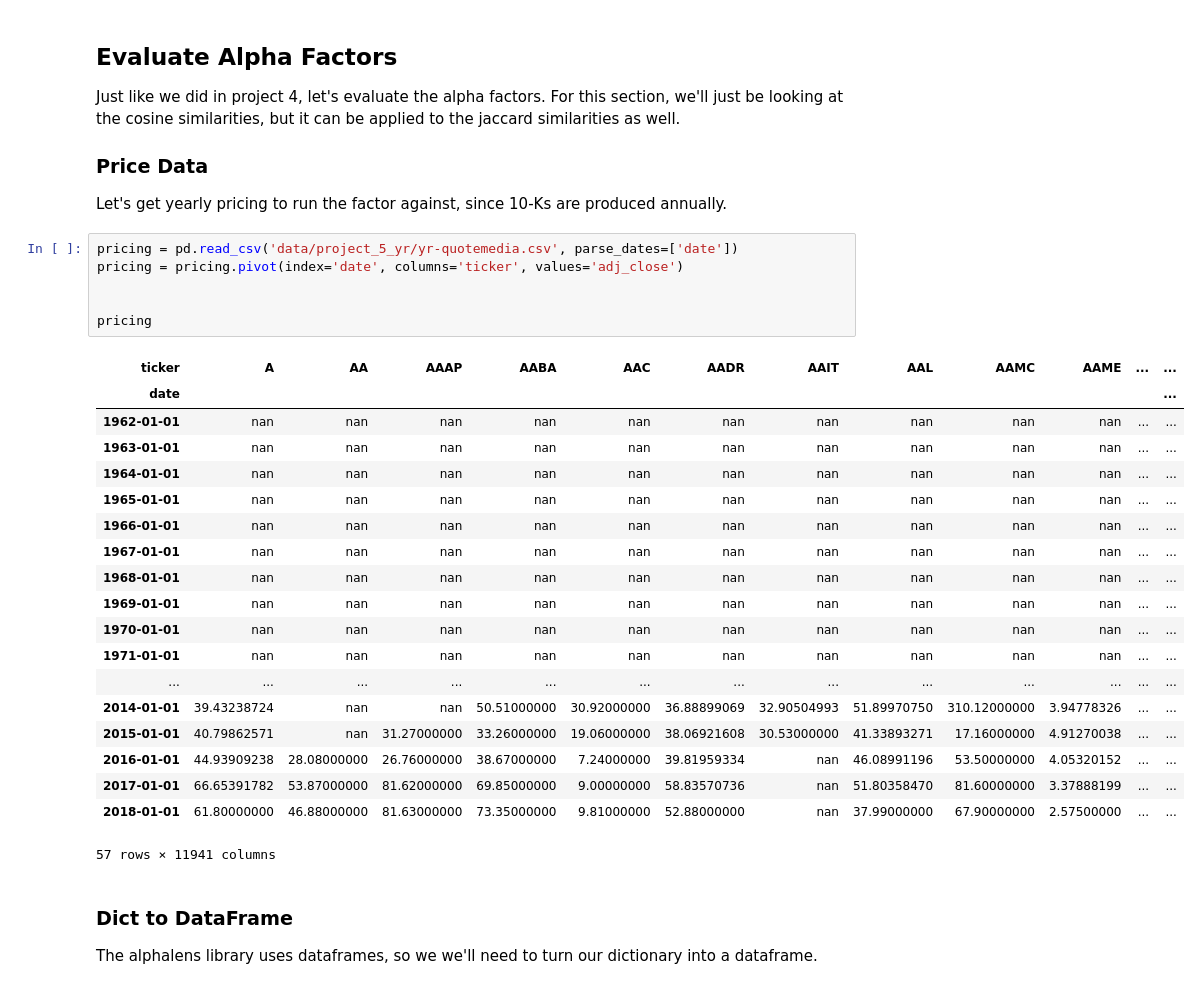
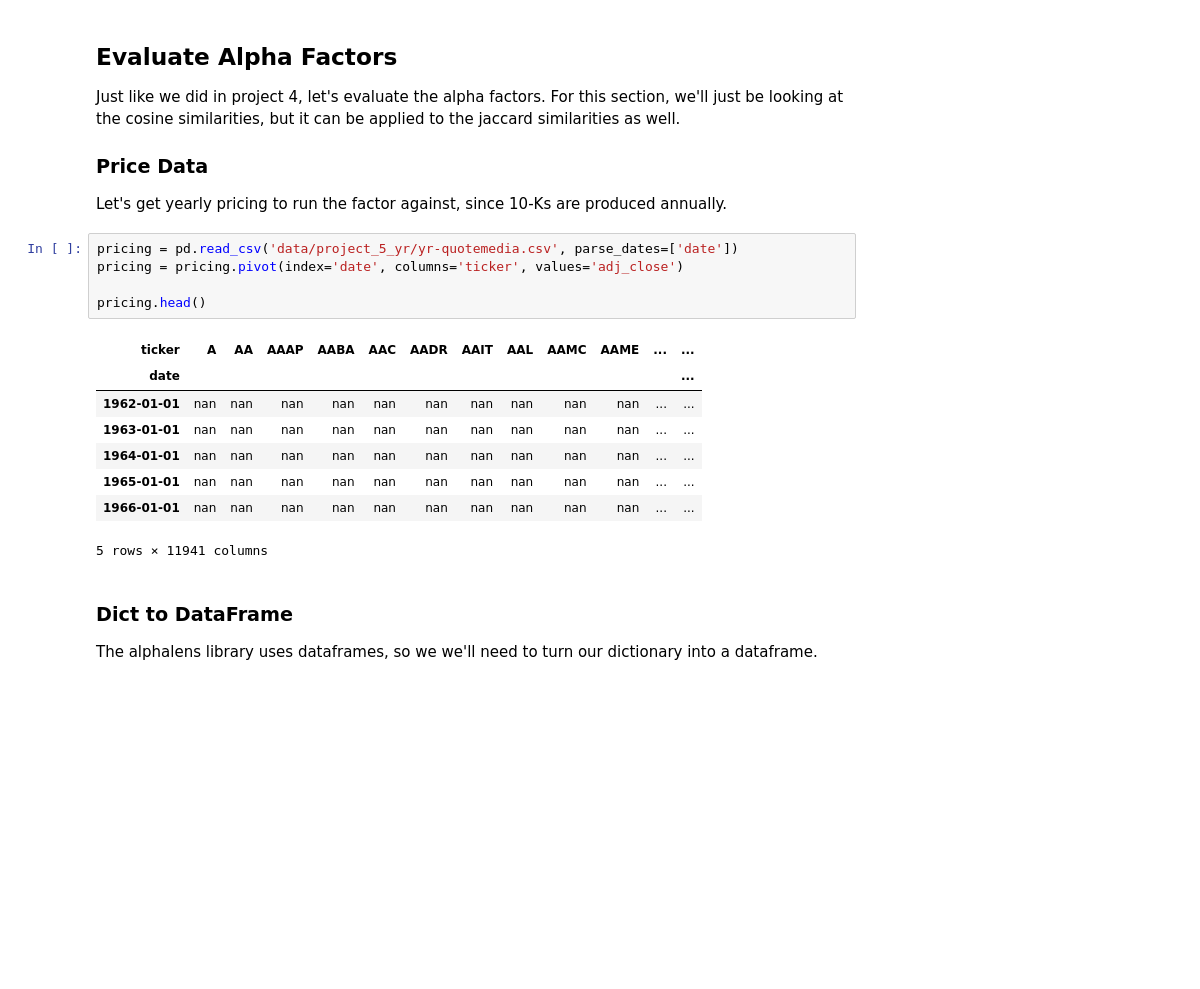
Before and after one commit to jinjin-liang/nd880-project5-NLP-on-Financial-Statements, a Jupyter notebook: project_5.ipynb, the cells around one changed output. Drawn from its saved outputs; the diff is of its cells as text; blank space fills up the shorter version.

```diff
--- a/project_5.ipynb
+++ b/project_5.ipynb
@@ -786,29 +793,17 @@ Let's get yearly pricing to run the factor against, since 10-Ks are produced ann
 # %%
 pricing = pd.read_csv('data/project_5_yr/yr-quotemedia.csv', parse_dates=['date'])
 pricing = pricing.pivot(index='date', columns='ticker', values='adj_close')
 
-
-pricing
+pricing.head()
 # %% [output]
 | ticker | A | AA | AAAP | AABA | AAC | AADR | AAIT | AAL | AAMC | AAME | ... | ... |
 | date |  |  |  |  |  |  |  |  |  |  |  | ... |
 | 1962-01-01 | nan | nan | nan | nan | nan | nan | nan | nan | nan | nan | ... | ... |
 | 1963-01-01 | nan | nan | nan | nan | nan | nan | nan | nan | nan | nan | ... | ... |
 | 1964-01-01 | nan | nan | nan | nan | nan | nan | nan | nan | nan | nan | ... | ... |
 | 1965-01-01 | nan | nan | nan | nan | nan | nan | nan | nan | nan | nan | ... | ... |
 | 1966-01-01 | nan | nan | nan | nan | nan | nan | nan | nan | nan | nan | ... | ... |
-| 1967-01-01 | nan | nan | nan | nan | nan | nan | nan | nan | nan | nan | ... | ... |
-| 1968-01-01 | nan | nan | nan | nan | nan | nan | nan | nan | nan | nan | ... | ... |
-| 1969-01-01 | nan | nan | nan | nan | nan | nan | nan | nan | nan | nan | ... | ... |
-| 1970-01-01 | nan | nan | nan | nan | nan | nan | nan | nan | nan | nan | ... | ... |
-| 1971-01-01 | nan | nan | nan | nan | nan | nan | nan | nan | nan | nan | ... | ... |
-| ... | ... | ... | ... | ... | ... | ... | ... | ... | ... | ... | ... | ... |
-| 2014-01-01 | 39.43238724 | nan | nan | 50.51000000 | 30.92000000 | 36.88899069 | 32.90504993 | 51.89970750 | 310.12000000 | 3.94778326 | ... | ... |
-| 2015-01-01 | 40.79862571 | nan | 31.27000000 | 33.26000000 | 19.06000000 | 38.06921608 | 30.53000000 | 41.33893271 | 17.16000000 | 4.91270038 | ... | ... |
-| 2016-01-01 | 44.93909238 | 28.08000000 | 26.76000000 | 38.67000000 | 7.24000000 | 39.81959334 | nan | 46.08991196 | 53.50000000 | 4.05320152 | ... | ... |
-| 2017-01-01 | 66.65391782 | 53.87000000 | 81.62000000 | 69.85000000 | 9.00000000 | 58.83570736 | nan | 51.80358470 | 81.60000000 | 3.37888199 | ... | ... |
-| 2018-01-01 | 61.80000000 | 46.88000000 | 81.63000000 | 73.35000000 | 9.81000000 | 52.88000000 | nan | 37.99000000 | 67.90000000 | 2.57500000 | ... | ... |
-57 rows × 11941 columns
+5 rows × 11941 columns
 # %% [markdown]
 ### Dict to DataFrame
 The alphalens library uses dataframes, so we we'll need to turn our dictionary into a dataframe.
```
Also changed, not shown: parts of 17 cells of this notebook.
